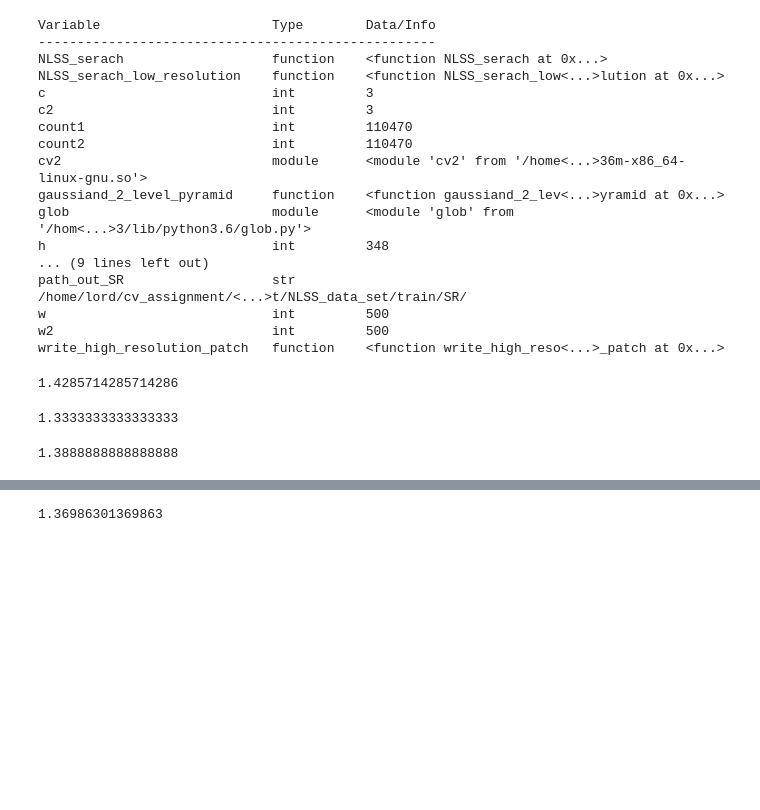
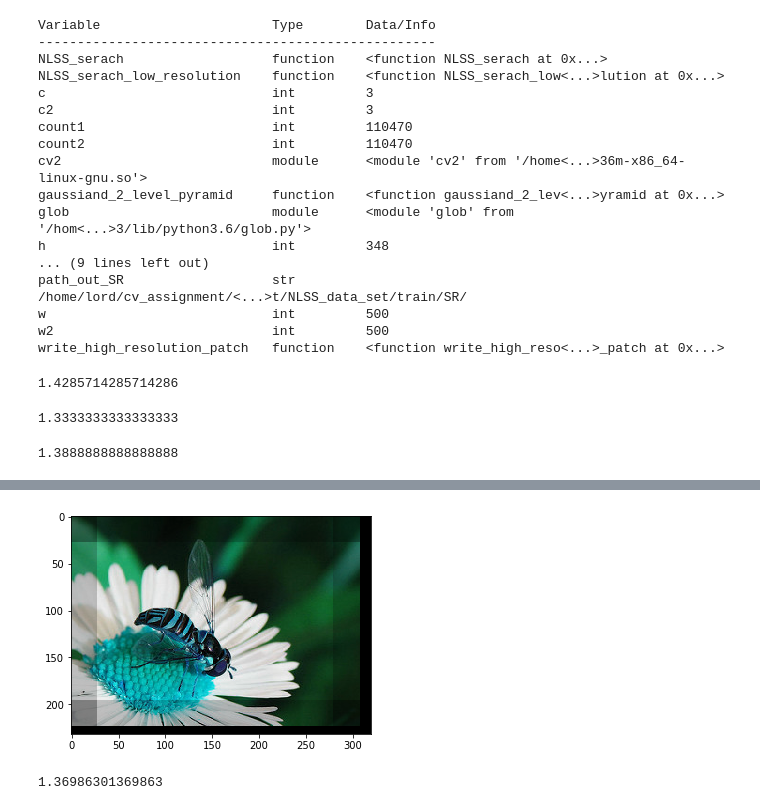
Before and after one commit to savera2020/super-resolution, a Jupyter notebook: code/generate_training_data.ipynb, the cells around one changed output, grey strips where cells are left out. Drawn from its saved outputs; the diff is of its cells as text; code cells hidden in the pictures; blank space fills up the shorter version.

```diff
--- a/code/generate_training_data.ipynb
+++ b/code/generate_training_data.ipynb
@@ -151,3 +155,32 @@ write_high_resolution_patch   function    <function write_high_reso<...>_patch a
 1/.72
 # %% [output]
 1.3888888888888888
+# %%
+def write_high_resolution_patch_test(img_gray_scale,patch_size):
+    ## apply bicubic interpolation
+
+    [h1,w1,c] = img_gray_scale.shape
+
+    out_img = np.zeros([2*h1,2*w1,c],dtype='float')
+    out_img1 = np.zeros([h1,w1,c],dtype='float')
+    overalp_size = round(patch_size/2)
+
+    i = 0
+    for row in range (0,h1-patch_size,overalp_size):
+        j = 0
+        for col in range (0,w1-patch_size,overalp_size):
+
+            patch = img_gray_scale [row:row+patch_size,col:col+patch_size]
+            ## apply blur in pathand perform down sampling
+            #blur_1, blur_2 = gaussiand_2_level_pyramid(patch,kernal_size)
+            #mean_patch = blur_1/2.0 + blur_2/2.0        ## averaging instead of gaussina
+
+            #mean_patch.shape
+            #out_img[row:row+path_size,col:col+path_size] = mean_patch
+            #out_img[i:i+patch_size,j:j+patch_size] = mean_patch
+            #cv2.imwrite(path_out_SR+str(count1)+'.jpg',patch)
+            out_img1[row:row+patch_size,col:col+patch_size] = out_img1 [row:row+patch_size,col:col+patch_size]/2.0 + patch/2.0
+
+            j = j+patch_size
+        i = i+patch_size
+    return out_img1
@@ -154,3 +199,8 @@ write_high_resolution_patch   function    <function write_high_reso<...>_patch a
+# %%
+plt.imshow(out_img1.astype('uint8'))
+plt.gray()
+# %% [output]
+[figure, added]
 # %%
 1/.73
 # %% [output]
```
Also changed, not shown: parts of 5 cells of this notebook, 1 other file.
